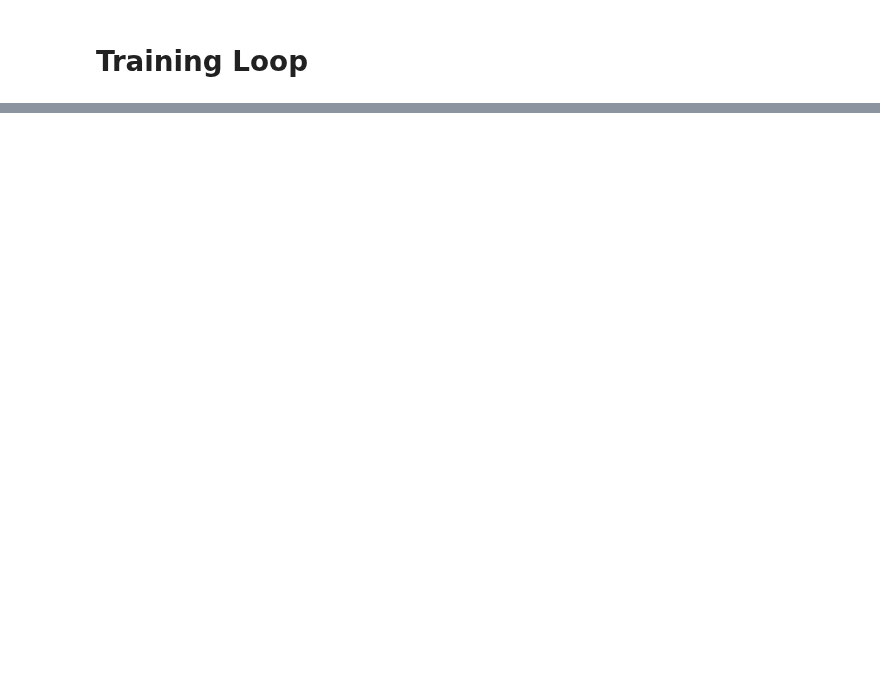
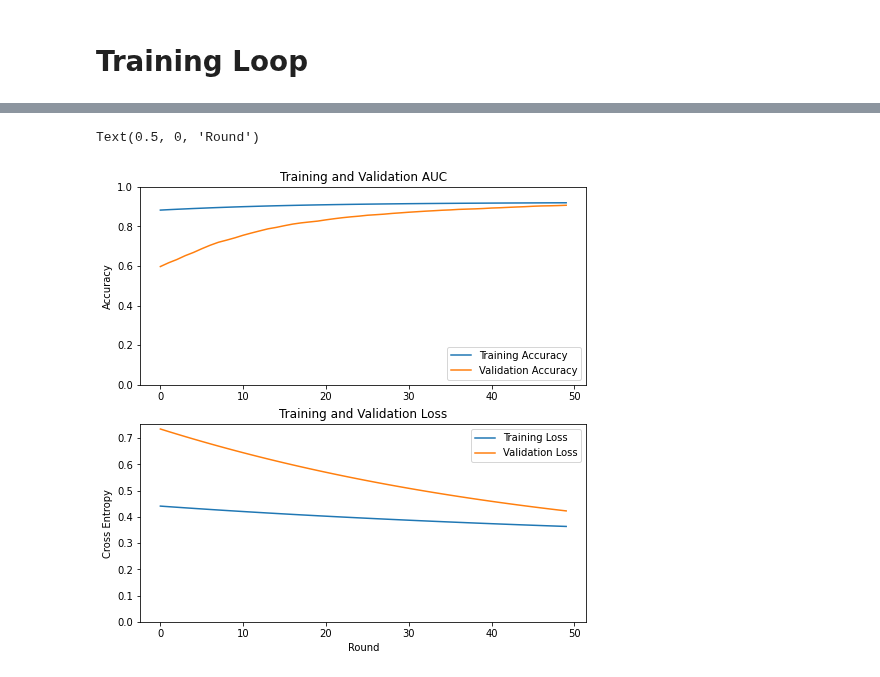
Before and after one commit to VectorInstitute/PETs-Bootcamp, a Jupyter notebook: HFL_Tabular/TFF-FL-home_credit_RH_preprocess.ipynb, the cells around one changed output, grey strips where cells are left out. Drawn from its saved outputs; the diff is of its cells as text; code cells hidden in the pictures; blank space fills up the shorter version.

```diff
--- a/HFL_Tabular/TFF-FL-home_credit_RH_preprocess.ipynb
+++ b/HFL_Tabular/TFF-FL-home_credit_RH_preprocess.ipynb
@@ -422,0 +521,14 @@ OrderedDict([('eval',
+# %%
+%%time
+train_data1 = tff.simulation.datasets.ClientData.from_clients_and_tf_fn(
+        client_ids=[1],
+        serializable_dataset_fn=create_tf_dataset_for_client_fn)
+
+federated_train_data1 = make_federated_data(train_data1, [1])
+
+iterative_process1 = tff.learning.build_federated_averaging_process(
+    model_fn,
+    client_optimizer_fn=lambda: tf.keras.optimizers.SGD(learning_rate=0.01),
+    server_optimizer_fn=lambda: tf.keras.optimizers.SGD(learning_rate=0.01))
+
+results1 = training_loop(federated_train_data1, federated_test_data, iterative_process1, 50)
@@ -422,0 +553,23 @@ OrderedDict([('eval',
+# %%
+fig1 = plt.figure(figsize=(8, 8))
+ax1 = fig1.add_subplot(2, 1, 1)
+ax1.plot(results1['accuracy'], label='Training Accuracy')
+ax1.plot(results1['val_accuracy'], label='Validation Accuracy')
+ax1.legend(loc='lower right')
+ax1.set_ylabel('Accuracy')
+ax1.set_ylim([0, 1])
+ax1.set_title('Training and Validation AUC')
+
+ax2 = fig1.add_subplot(2, 1, 2)
+ax2.plot(results1['loss'], label='Training Loss')
+ax2.plot(results1['val_loss'], label='Validation Loss')
+ax2.legend(loc='upper right')
+ax2.set_ylabel('Cross Entropy')
+ax2.set_ylim([0,max(ax2.get_ylim())])
+ax2.set_title('Training and Validation Loss')
+ax2.set_xlabel('Round')
+
+# plt.savefig('./figures/DELIRIUM_normalized_TFF_accuracy_loss_10_rounds.png')
+# %% [output]
+Text(0.5, 0, 'Round')
+[figure, added]
```
Also changed, not shown: parts of 32 cells of this notebook.
